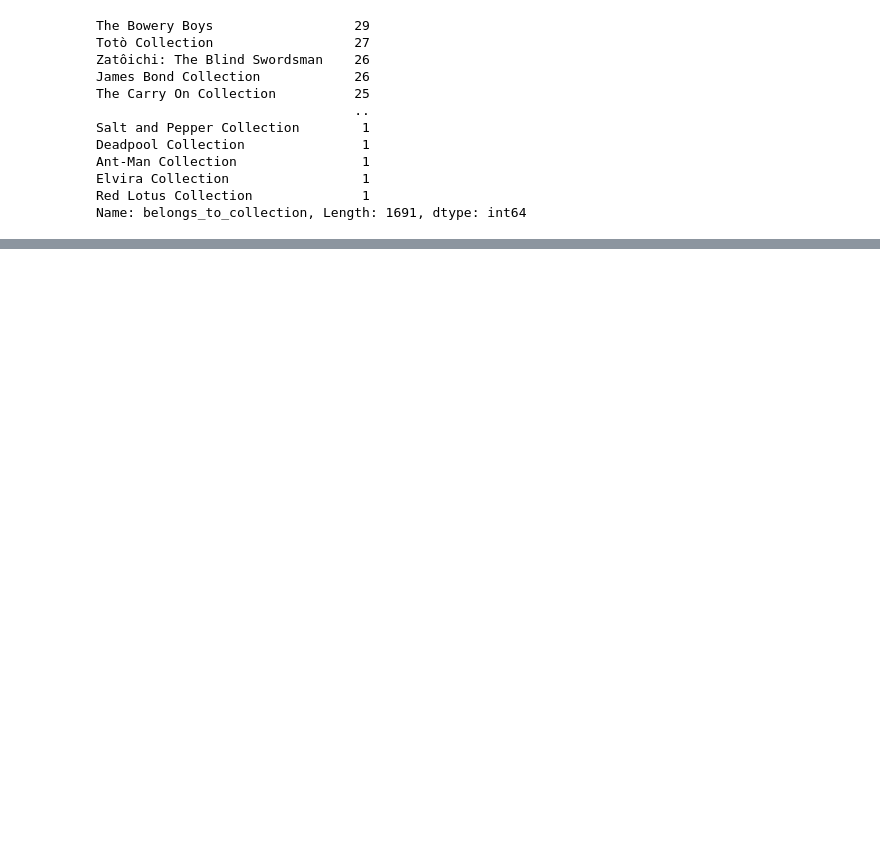
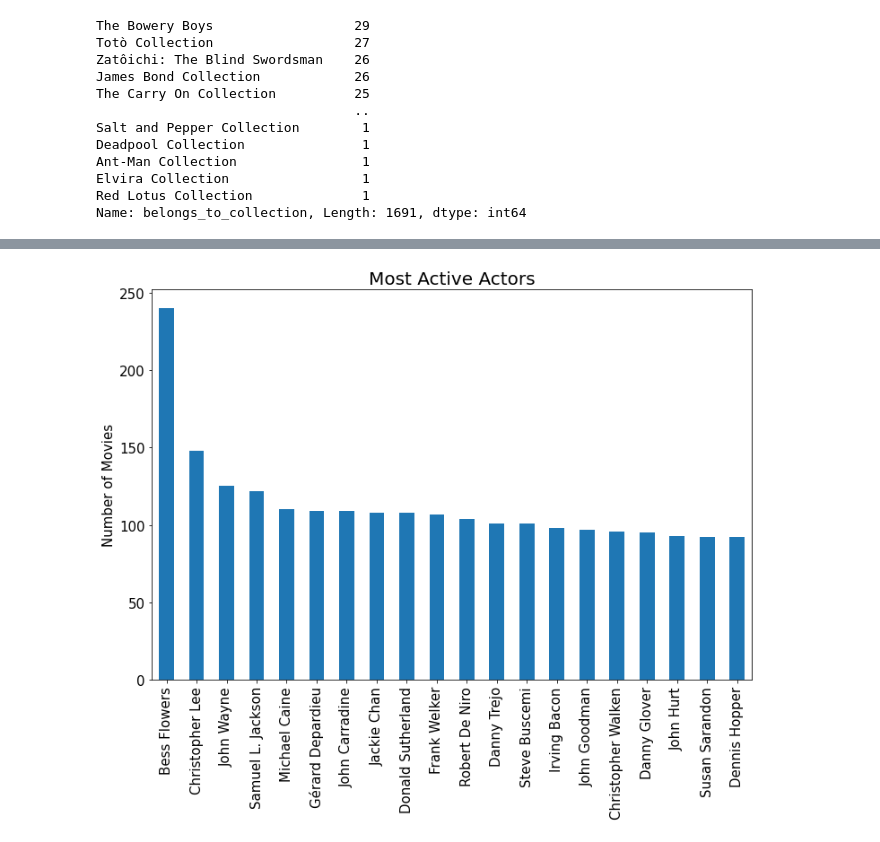
Before and after one commit to ashtonpangxq/data-science-projects, a Jupyter notebook: exploratory-data-analysis/exploratory-data-analysis-movies.ipynb, the cells around one changed output, grey strips where cells are left out. Cells and saved outputs as stored; diff of their text form; code cells hidden in the pictures; blank space fills up the shorter version.

Commit message:
Update EDA with top actors analysis

```diff
--- a/exploratory-data-analysis/exploratory-data-analysis-movies.ipynb
+++ b/exploratory-data-analysis/exploratory-data-analysis-movies.ipynb
@@ -828,0 +991,4 @@ franchises[franchises[("vote_count", "mean")] >=1000].nlargest(20, ("vote_averag
+# %%
+# Split the cast column into the various actors and store it in an actors df
+actors = movies_df.cast.str.split("|", expand=True)
+actors
@@ -828,0 +1010,3 @@ franchises[franchises[("vote_count", "mean")] >=1000].nlargest(20, ("vote_averag
+# %%
+actors = actors.stack().reset_index(level=1, drop=True).to_frame()
+actors
@@ -828,0 +1028,6 @@ franchises[franchises[("vote_count", "mean")] >=1000].nlargest(20, ("vote_averag
+# %%
+actors.columns = ['Actor']
+# %%
+# Merge with Original DF
+actors = actors.merge(movies_df[["title", "revenue_musd", "vote_average", "popularity"]],
+                how = "left", left_index = True, right_index = True)
@@ -828,0 +1081,8 @@ franchises[franchises[("vote_count", "mean")] >=1000].nlargest(20, ("vote_averag
+# %%
+plt.figure(figsize = (12, 8))
+actors.Actor.value_counts().head(20).plot(kind='bar', fontsize = 15)
+plt.title("Most Active Actors",fontsize = 20)
+plt.ylabel("Number of Movies", fontsize = 15)
+plt.show()
+# %% [output]
+[figure, added]
```
Also changed, not shown: parts of 29 cells of this notebook.
